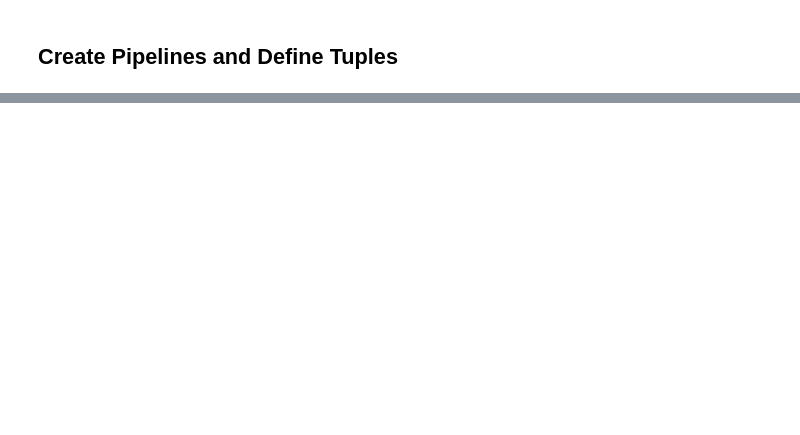
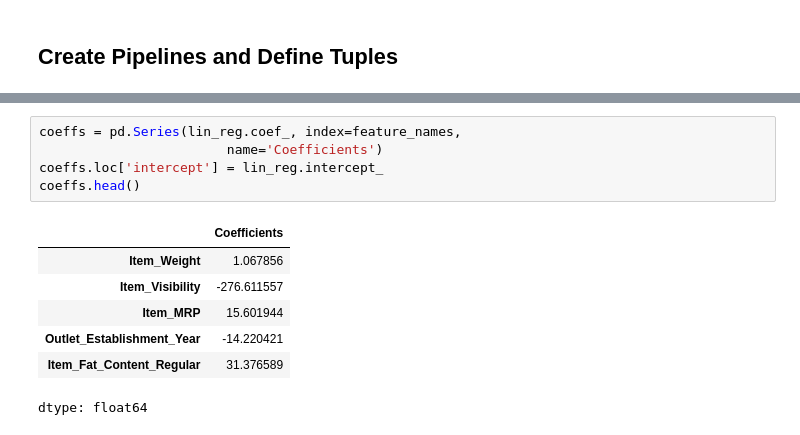
Before and after one commit to fadi-theodory/Prediction-of-Product-Sales, a Jupyter notebook: _Project_1_Part_8.ipynb, the cells around one changed output, grey strips where cells are left out. Drawn from its saved outputs; the diff is of its cells as text; blank space fills up the shorter version.

```diff
--- a/_Project_1_Part_8.ipynb
+++ b/_Project_1_Part_8.ipynb
@@ -688,0 +411,13 @@ but less than the overfitting before tuning
+# %%
+coeffs = pd.Series(lin_reg.coef_, index=feature_names,
+                        name='Coefficients')
+coeffs.loc['intercept'] = lin_reg.intercept_
+coeffs.head()
+# %% [output]
+|  | Coefficients |
+| Item_Weight | 1.067856 |
+| Item_Visibility | -276.611557 |
+| Item_MRP | 15.601944 |
+| Outlet_Establishment_Year | -14.220421 |
+| Item_Fat_Content_Regular | 31.376589 |
+dtype: float64
```
Also changed, not shown: parts of 69 cells of this notebook.
